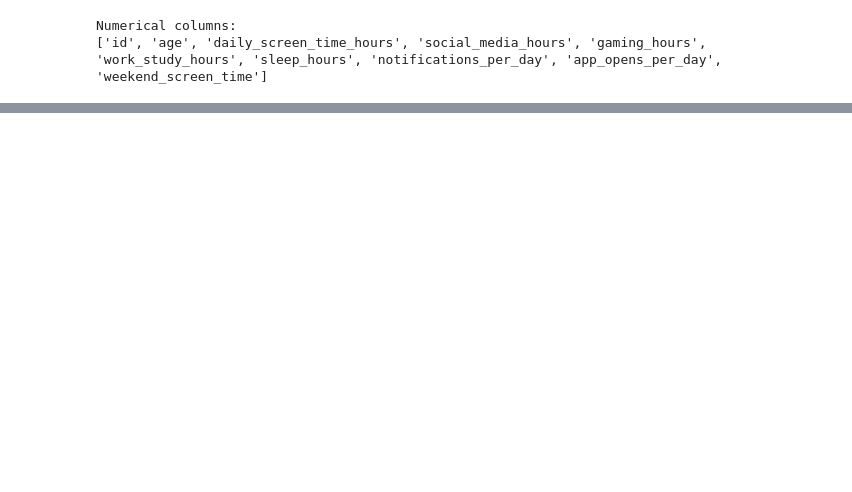
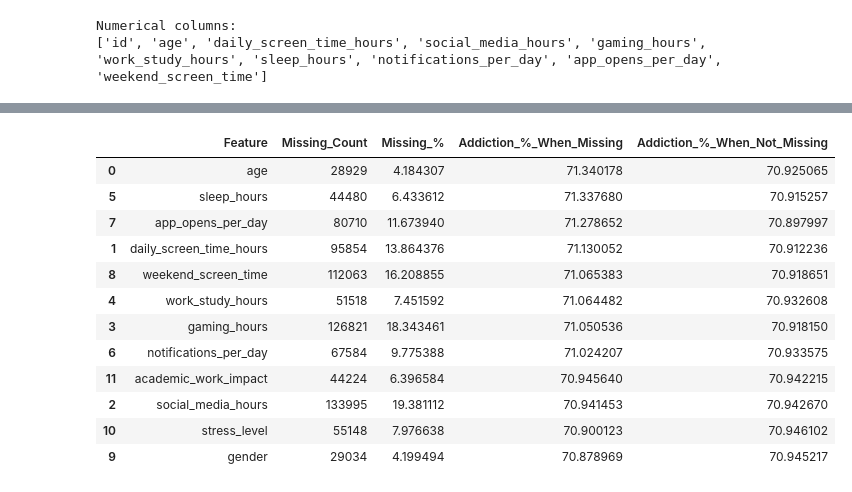
Before and after one commit to arsal-nia/Kaggle-Competition-Predicting-Smartphone-Addiction, a Jupyter notebook: s6e8-eda-understanding.ipynb, the cells around one changed output, grey strips where cells are left out. Drawn from its saved outputs; the diff is of its cells as text; code cells hidden in the pictures; blank space fills up the shorter version.

```diff
--- a/s6e8-eda-understanding.ipynb
+++ b/s6e8-eda-understanding.ipynb
@@ -286,0 +355,42 @@ display(train[numerical_cols].describe().T)
+# %%
+target = "addicted_label"
+
+missing_target_analysis = []
+
+for col in train.columns:
+    if col == target:
+        continue
+
+    missing_mask = train[col].isna()
+
+    if missing_mask.sum() > 0:
+        missing_target_analysis.append({
+            "Feature": col,
+            "Missing_Count": missing_mask.sum(),
+            "Missing_%": missing_mask.mean() * 100,
+            "Addiction_%_When_Missing": train.loc[missing_mask, target].mean() * 100,
+            "Addiction_%_When_Not_Missing": train.loc[~missing_mask, target].mean() * 100
+        })
+
+missing_target_analysis = pd.DataFrame(missing_target_analysis)
+
+display(
+    missing_target_analysis.sort_values(
+        "Addiction_%_When_Missing",
+        ascending=False
+    )
+)
+# %% [output]
+|  | Feature | Missing_Count | Missing_% | Addiction_%_When_Missing | Addiction_%_When_Not_Missing |
+| 0 | age | 28929 | 4.184307 | 71.340178 | 70.925065 |
+| 5 | sleep_hours | 44480 | 6.433612 | 71.337680 | 70.915257 |
+| 7 | app_opens_per_day | 80710 | 11.673940 | 71.278652 | 70.897997 |
+| 1 | daily_screen_time_hours | 95854 | 13.864376 | 71.130052 | 70.912236 |
+| 8 | weekend_screen_time | 112063 | 16.208855 | 71.065383 | 70.918651 |
+| 4 | work_study_hours | 51518 | 7.451592 | 71.064482 | 70.932608 |
+| 3 | gaming_hours | 126821 | 18.343461 | 71.050536 | 70.918150 |
+| 6 | notifications_per_day | 67584 | 9.775388 | 71.024207 | 70.933575 |
+| 11 | academic_work_impact | 44224 | 6.396584 | 70.945640 | 70.942215 |
+| 2 | social_media_hours | 133995 | 19.381112 | 70.941453 | 70.942670 |
+| 10 | stress_level | 55148 | 7.976638 | 70.900123 | 70.946102 |
+| 9 | gender | 29034 | 4.199494 | 70.878969 | 70.945217 |
```
Also changed, not shown: parts of 5 cells of this notebook.
